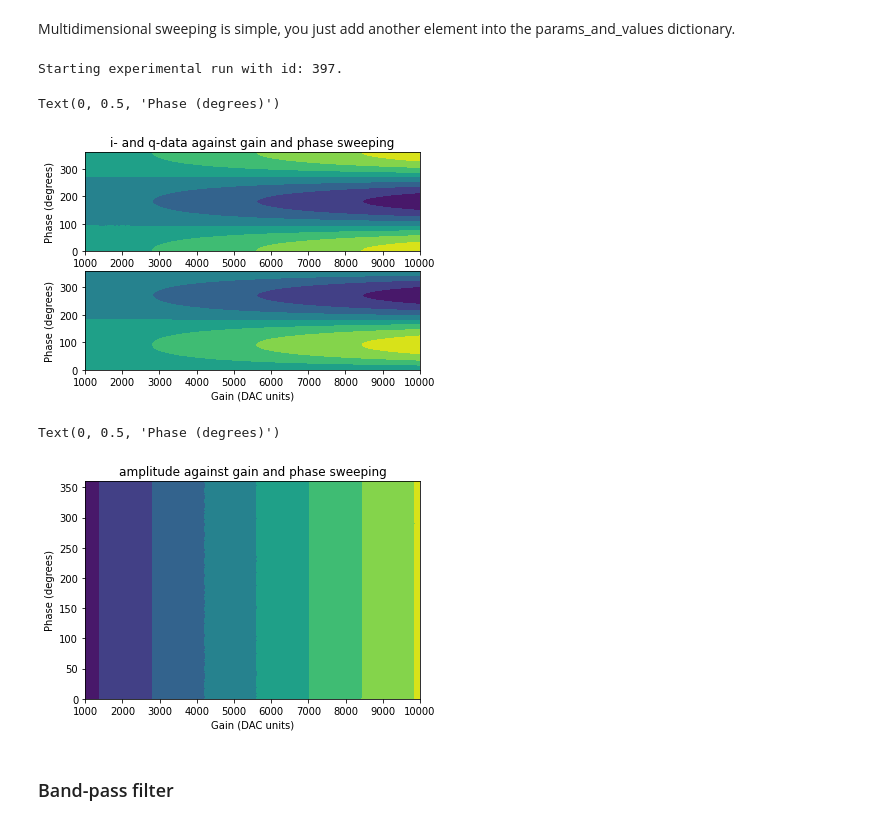
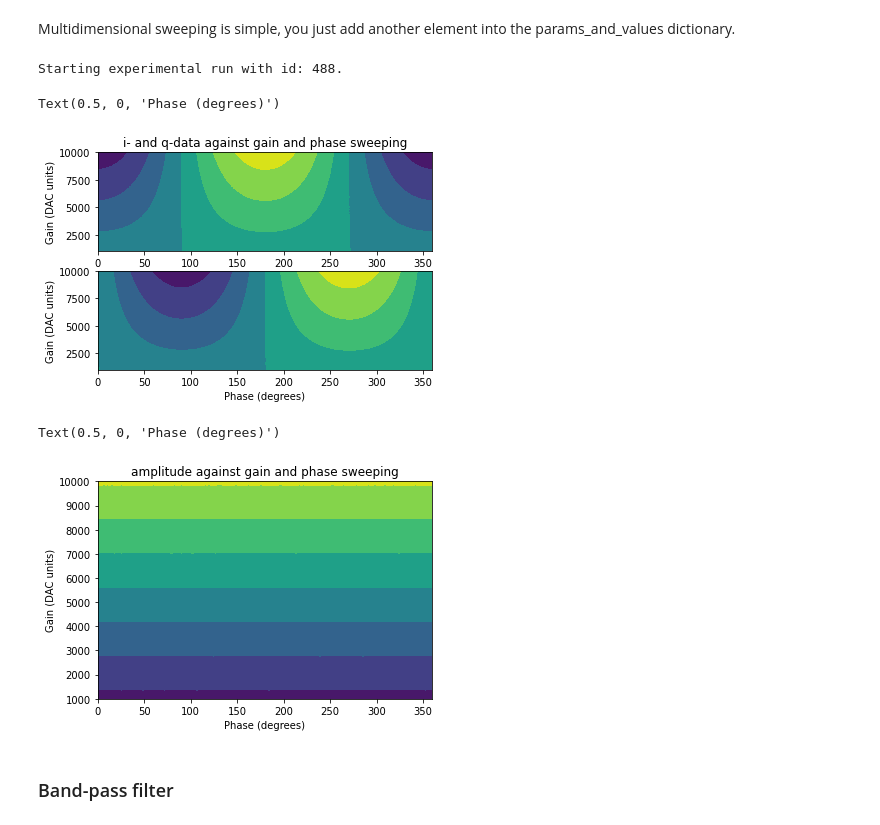
Before and after one commit to aalto-qcd/qcodes_qick, a Jupyter notebook: qick-qcodes-example.ipynb, the cells around one changed output. Cells and saved outputs as stored; diff of their text form; code cells hidden in the pictures.

```diff
--- a/qick-qcodes-example.ipynb
+++ b/qick-qcodes-example.ipynb
@@ -174,38 +177,39 @@ Multidimensional sweeping is simple, you just add another element into the param
 #Since we have implemented multidimensional sweeping, we may do a sweep of phase over gain
 station.zcu.reps(5)
 phase_over_gain_id = station.measure_iq(params_and_values = {
-    station.zcu.pulse_phase: [0,360,200],
-    station.zcu.pulse_gain: [1000, 10000, 200]},
+    station.zcu.pulse_phase: [0,360,400],
+    station.zcu.pulse_gain: [1000, 10000, 400]},
     protocol = NDSweepProtocol())
 
 ds_gain_phase = qc.load_by_id(phase_over_gain_id).to_xarray_dataset()
 # %% [output]
-Starting experimental run with id: 397.
+Starting experimental run with id: 488.
 # %%
 #We may then separately plot the i and q data against gain and phase
 
 plt.subplot(2, 1, 1)
 plt.contourf(ds_gain_phase["pulse_gain"], ds_gain_phase["pulse_phase"] , ds_gain_phase["avg_q"])
 plt.title('i- and q-data against gain and phase sweeping')
-plt.ylabel('Phase (degrees)')
+plt.ylabel('Gain (DAC units)')
+plt.xlabel('Phase (degrees)')
 
 
 plt.subplot(2, 1, 2)
 plt.contourf(ds_gain_phase["pulse_gain"], ds_gain_phase["pulse_phase"] , ds_gain_phase["avg_i"])
-plt.xlabel('Gain (DAC units)')
-plt.ylabel('Phase (degrees)')
+plt.ylabel('Gain (DAC units)')
+plt.xlabel('Phase (degrees)')
 # %% [output]
-Text(0, 0.5, 'Phase (degrees)')
+Text(0.5, 0, 'Phase (degrees)')
-[figure, old version]
+[figure, new version]
 # %%
 #The amplitude from the previous sweep
 plt.contourf(ds_gain_phase["pulse_gain"], ds_gain_phase["pulse_phase"], abs(ds_gain_phase["avg_q"]+1j*ds_gain_phase["avg_i"]))
 plt.title('amplitude against gain and phase sweeping')
-plt.xlabel('Gain (DAC units)')
-plt.ylabel('Phase (degrees)')
+plt.ylabel('Gain (DAC units)')
+plt.xlabel('Phase (degrees)')
 # %% [output]
-Text(0, 0.5, 'Phase (degrees)')
+Text(0.5, 0, 'Phase (degrees)')
-[figure, old version]
+[figure, new version]
 # %% [markdown]
 ### Band-pass filter
 # %% [markdown]
```
Also changed, not shown: parts of 2 cells of this notebook, 2 other files.
